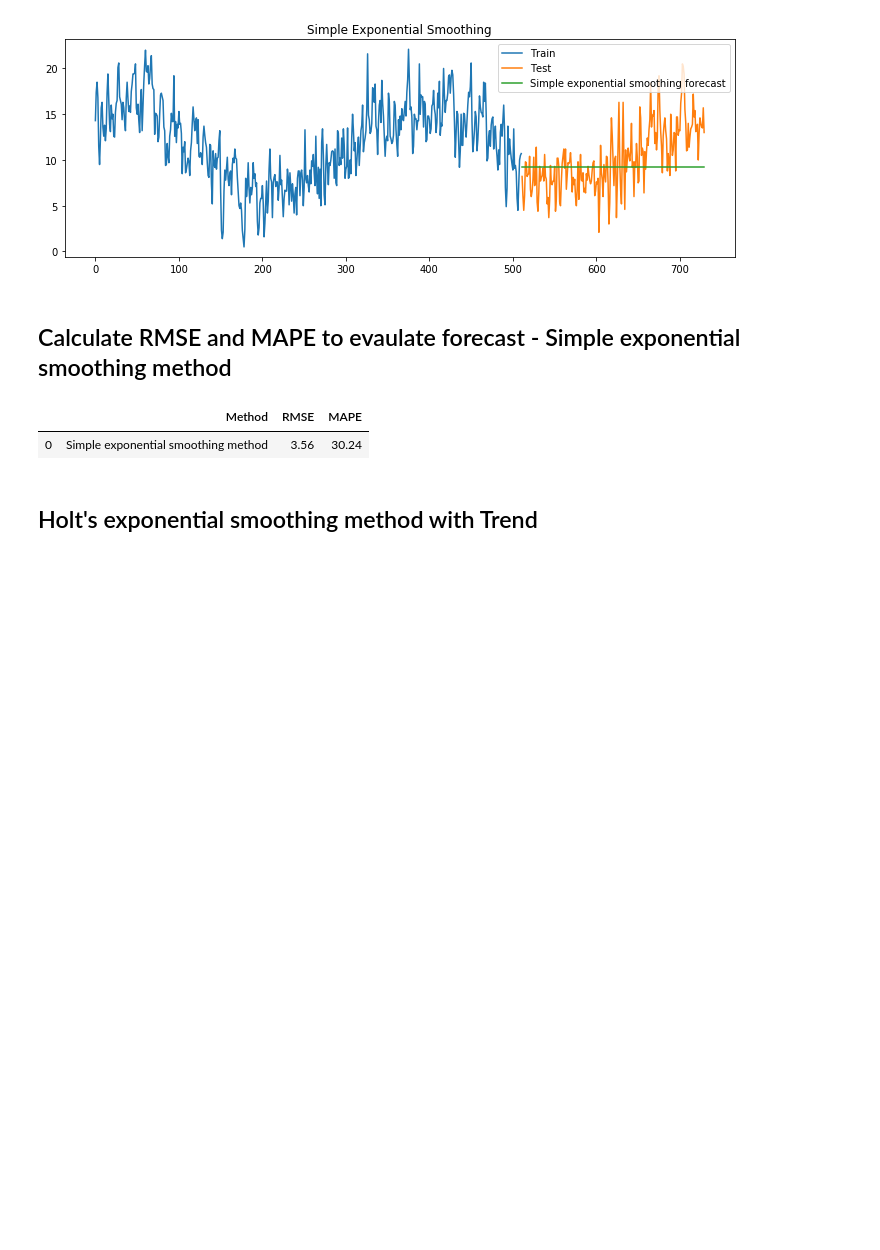
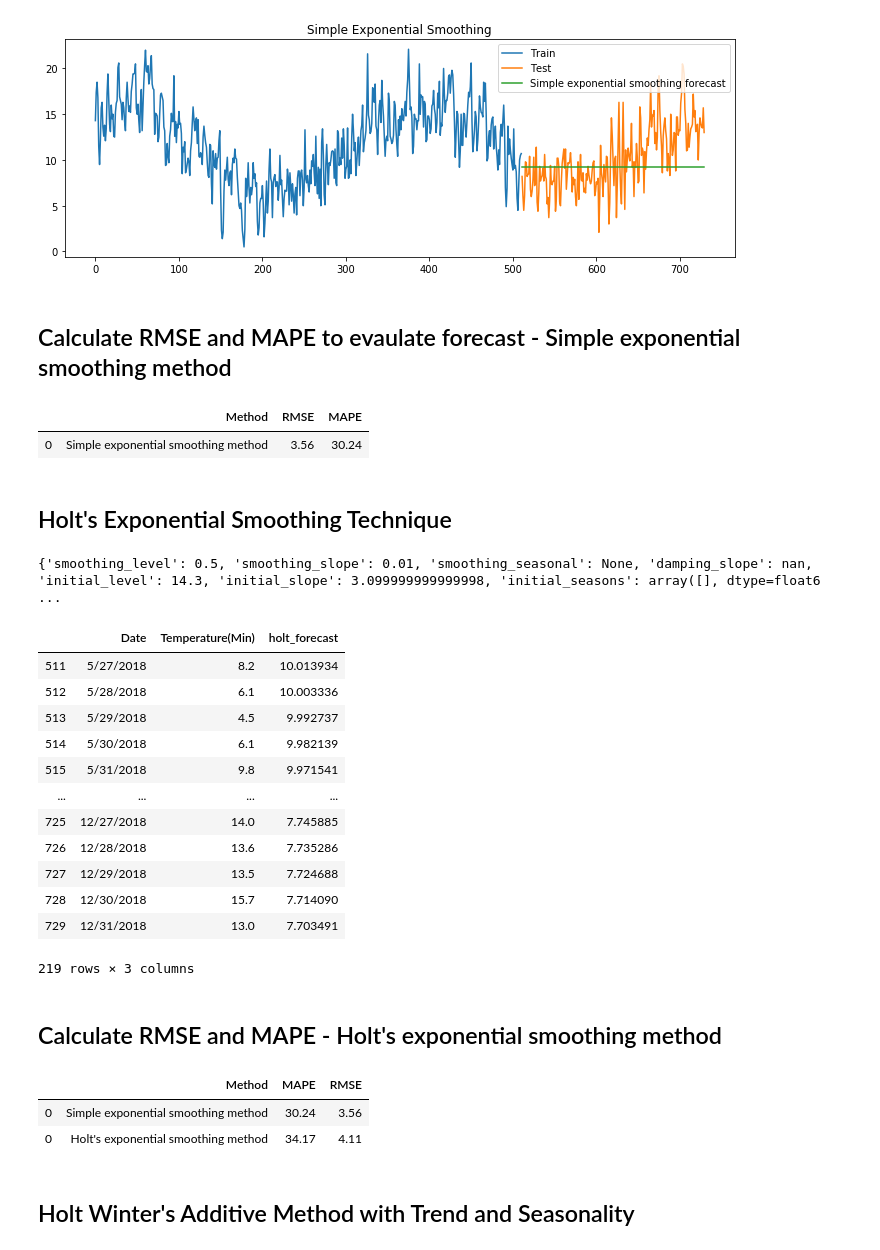
Before and after one commit to HitiTaneja/Time-Series-Forecasting, a Jupyter notebook: Time Series Foreasting.ipynb, the cells around one changed output. Drawn from its saved outputs; the diff is of its cells as text; code cells hidden in the pictures; blank space fills up the shorter version.

```diff
--- a/Time Series Foreasting.ipynb
+++ b/Time Series Foreasting.ipynb
@@ -515,5 +611,45 @@ results
 # %% [output]
 |  | Method | RMSE | MAPE |
 | 0 | Simple exponential smoothing method | 3.56 | 30.24 |
+# %% [markdown]
+## Holt's Exponential Smoothing Technique
+# %%
+model = ExponentialSmoothing(np.asarray(train['Temperature(Min)']), seasonal_periods=12, trend='additive', seasonal=None)
+#As the trend is linear, hence, using additive
+# The parameter needs an array and np.asarry() converts the dataFrame into an array
+model_fit = model.fit(smoothing_level=0.5, smoothing_slope=0.01, optimized=False)
+print(model_fit.params)
+y_hat_holt = test.copy()
+y_hat_holt['holt_forecast'] = model_fit.forecast(219)
+y_hat_holt
+# %% [output]
+{'smoothing_level': 0.5, 'smoothing_slope': 0.01, 'smoothing_seasonal': None, 'damping_slope': nan, 'initial_level': 14.3, 'initial_slope': 3.099999999999998, 'initial_seasons': array([], dtype=float6 ...
+|  | Date | Temperature(Min) | holt_forecast |
+| 511 | 5/27/2018 | 8.2 | 10.013934 |
+| 512 | 5/28/2018 | 6.1 | 10.003336 |
+| 513 | 5/29/2018 | 4.5 | 9.992737 |
+| 514 | 5/30/2018 | 6.1 | 9.982139 |
+| 515 | 5/31/2018 | 9.8 | 9.971541 |
+| ... | ... | ... | ... |
+| 725 | 12/27/2018 | 14.0 | 7.745885 |
+| 726 | 12/28/2018 | 13.6 | 7.735286 |
+| 727 | 12/29/2018 | 13.5 | 7.724688 |
+| 728 | 12/30/2018 | 15.7 | 7.714090 |
+| 729 | 12/31/2018 | 13.0 | 7.703491 |
+219 rows × 3 columns
 # %% [markdown]
-## Holt's exponential smoothing method with Trend
+## Calculate RMSE and MAPE - Holt's exponential smoothing method
+# %%
+rmse = np.sqrt(mean_squared_error(test['Temperature(Min)'], y_hat_holt['holt_forecast'])).round(2)
+mape = np.round(np.mean(np.abs(test['Temperature(Min)']-y_hat_holt['holt_forecast'])/test['Temperature(Min)'])*100,2)
+
+tempResults = pd.DataFrame({'Method': ['Holt\'s exponential smoothing method'], 'MAPE': [mape], 'RMSE': [rmse]})
+results = pd.concat([results,tempResults])
+results = results[['Method', 'MAPE', 'RMSE']]
+results
+# %% [output]
+|  | Method | MAPE | RMSE |
+| 0 | Simple exponential smoothing method | 30.24 | 3.56 |
+| 0 | Holt's exponential smoothing method | 34.17 | 4.11 |
+# %% [markdown]
+## Holt Winter's Additive Method with Trend and Seasonality
```
Also changed, not shown: parts of 15 cells of this notebook.
